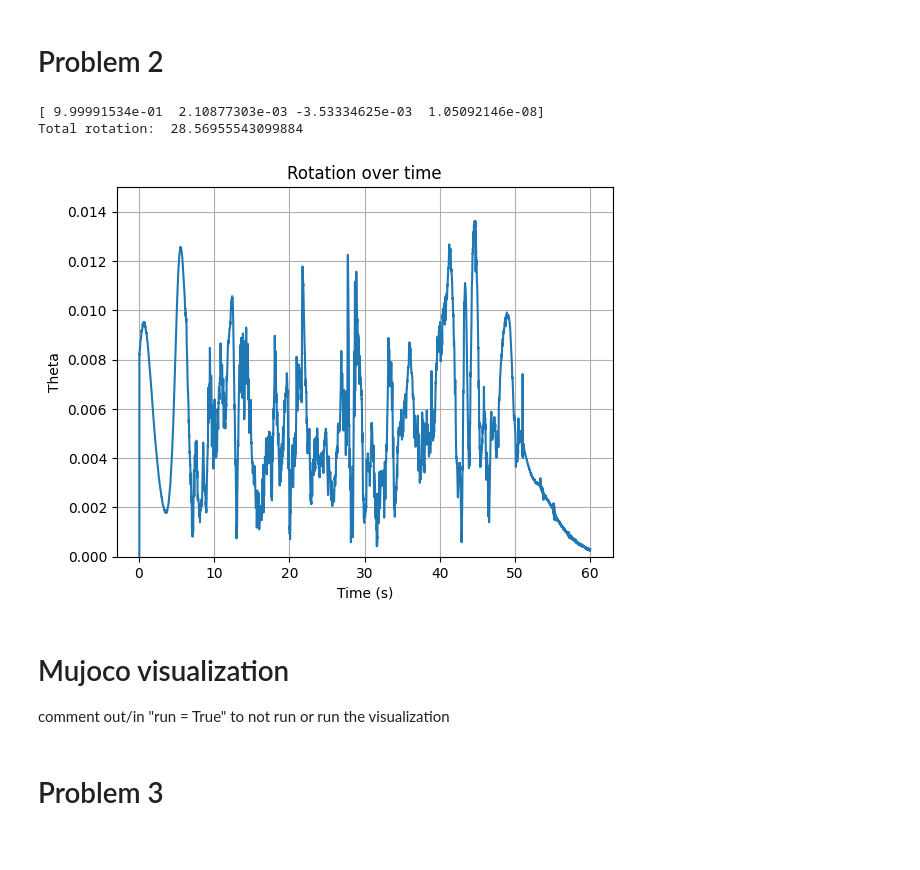
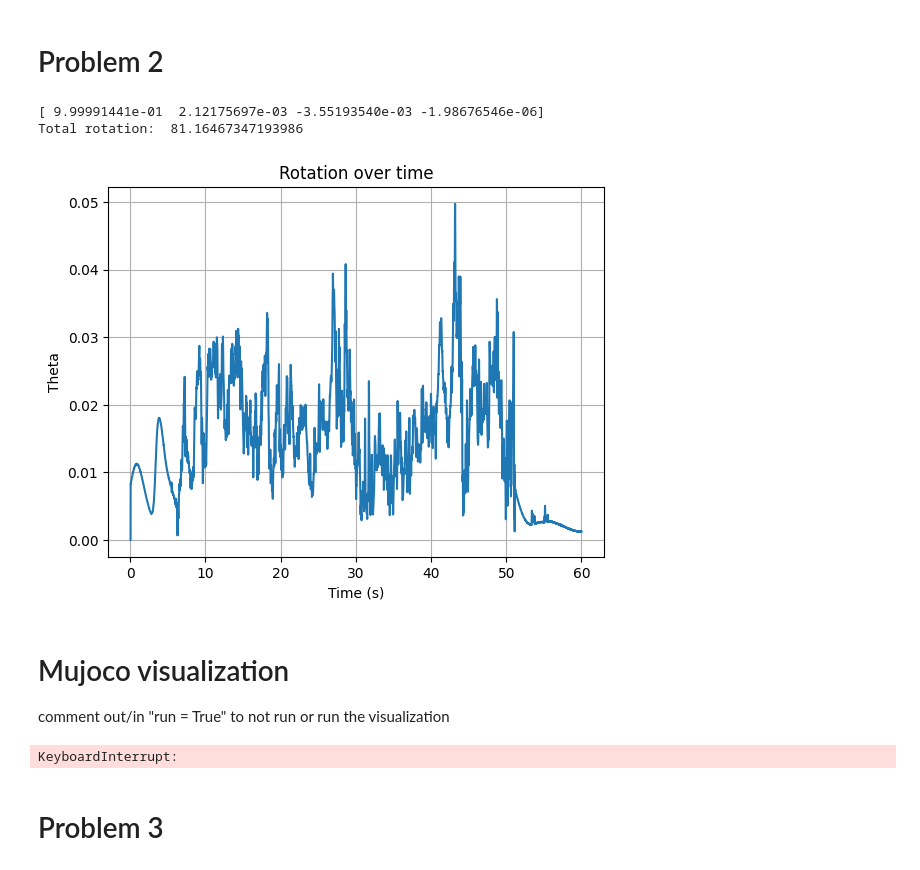
Before and after one commit to Milbert12/Robotics-Project1, a Jupyter notebook: Project 2/Localization.ipynb, the cells around one changed output. Cells and saved outputs as stored; diff of their text form; code cells hidden in the pictures.

```diff
--- a/Project 2/Localization.ipynb
+++ b/Project 2/Localization.ipynb
@@ -147,12 +147,7 @@ for i, row in enumerate(data):
 
     v_a = (np.array(q.R) @ g_ref.reshape(3,-1)).reshape(-1,3)
 
-    #omega_mes = vvalues k_a * np.cross(avalues, v_a) + k_m * np.cross(mvalues, v_m)
-
-    b_hat_dot = k_i * omega_mes
-    b_hat -= b_hat_dot * dt
-
-    u = vvalues #- b_hat + (k_p * omega_mes)
+    u = vvalues - b_hat
 
     u_mag = np.linalg.norm(u)
     u_x = skew(u)
@@ -161,51 +156,56 @@ for i, row in enumerate(data):
     v_m_hat = (expM_u @ v_m.reshape(3,-1)).reshape(-1,3)
     v_a_hat = (expM_u @ v_a.reshape(3,-1)).reshape(-1,3)
 
+
     omega_mes = k_a * np.cross(avalues, v_a_hat) + k_m * np.cross(mvalues, v_m_hat)
 
-    q = fw_step(np.array(q).reshape(-1,4), omega_mes, dt)
+    b_hat_dot = k_i * omega_mes
+    b_hat -= b_hat_dot * dt
+
+    u = vvalues - b_hat + (k_p * omega_mes)
+
+    q = fw_step(np.array(q).reshape(-1,4), u, dt)
 
     q_array[i+1] = q
 
 
 time_array = np.zeros((num_lines))
 angel_vec_array = np.zeros((num_lines))
 
 print(qqmul(q_array[1], qconj(q_array[0])))
 
 for i, row in enumerate(time_array):
 
     if i == 0:
         angel_vec_array[i] = 0
     else:
         angel_vec_array[i] = tr2angvec(q2r(qqmul(q_array[i], qconj(q_array[i-1]))))[0]      # Calculates relative rotation between 2 quaternions and converst to angle vector form to extract the rotation
 
     #angel_vec_array[i] = qangle(q_array[i], q_array[i+1])                   # extract the realtive rotations between the two quaternions: rotation from 1->2 etc.
     time_array[i] = get_values("t", i)[0]                                   # time axis
 
 
 total_theta = sum(angel_vec_array)
 print("Total rotation: ", total_theta)
 #
 fig, theta_p2 = plt.subplots()
 theta_p2.plot(time_array, angel_vec_array)
-theta_p2.set_ylim(0, .015)
 theta_p2.set(xlabel='Time (s)', ylabel='Theta',
        title='Rotation over time')
 theta_p2.grid()
 
 fig.savefig("theta_problem2.png")
 # %% [output]
-[ 9.99991534e-01  2.10877303e-03 -3.53334625e-03  1.05092146e-08]
-Total rotation:  28.56955543099884
+[ 9.99991441e-01  2.12175697e-03 -3.55193540e-03 -1.98676546e-06]
+Total rotation:  81.16467347193986
-[figure, old version]
+[figure, new version]
 # %% [markdown]
 # Mujoco visualization
 
 comment out/in "run = True" to not run or run the visualization
 # %%
 run = False
-#run = True
+run = True
 
 filename = "Phone.xml"  # xml file
 file_path = os.path.join(os.getcwd(), filename)
@@ -250,6 +250,8 @@ if run == True:
             viewer.sync()
             if time_until_next_step > 0:
                 time.sleep(time_until_next_step)
+# %% [output]
+KeyboardInterrupt:
 # %% [markdown]
 # Problem 3
 # %% [markdown]
```
Also changed, not shown: 1 other file.
